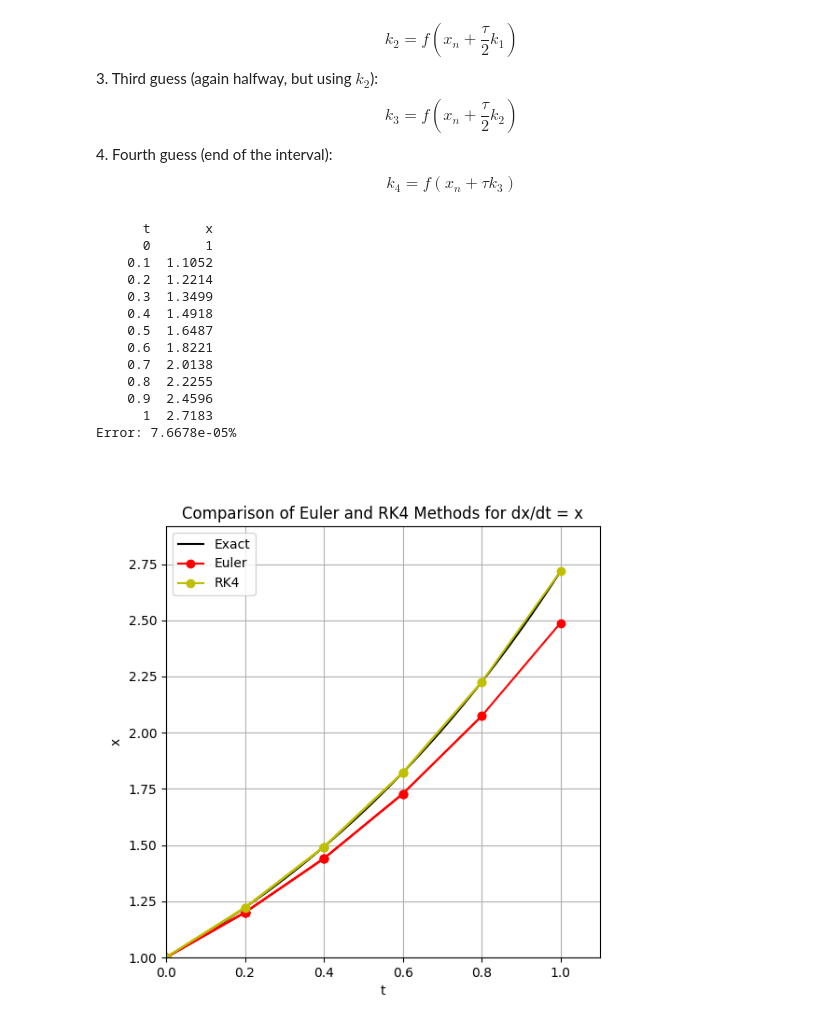
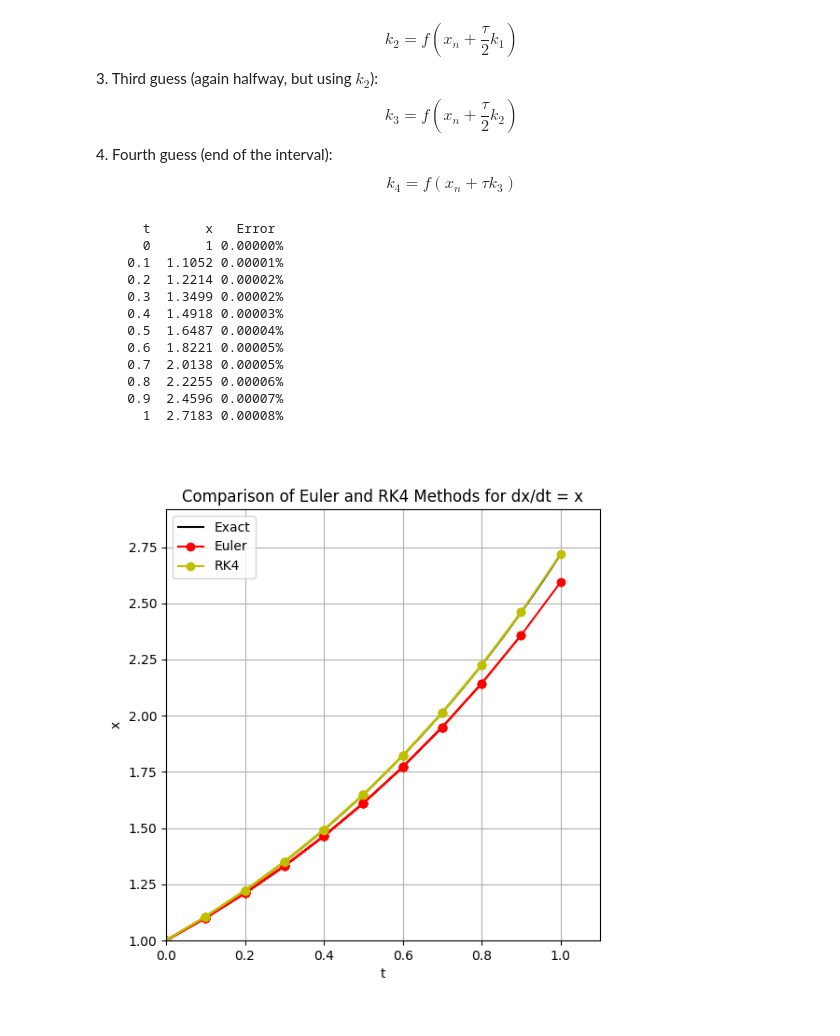
Before and after one commit to spostnova/PHYS3034_CompPhys, a Jupyter notebook: Lecture-slides-codes/Lecture3/expproblem.ipynb, the cells around one changed output. Drawn from its saved outputs; the diff is of its cells as text; code cells hidden in the pictures.

```diff
--- a/Lecture-slides-codes/Lecture3/expproblem.ipynb
+++ b/Lecture-slides-codes/Lecture3/expproblem.ipynb
@@ -87,9 +87,10 @@ tau = 1/numSteps
 t = 0
 x = 1
 
-# Show values of independent and dependent variables
-print("\n      t       x")
-print(f"{t:7.5g} {x:7.5g}")
+error_pct = 100 * abs(x - np.exp(t)) / np.exp(t)
+
+print("\n      t       x   Error")
+print(f"{t:7.5g} {x:7.5g} {error_pct:.5f}%")
 
 #-------------------------------------------------------------------------------
 # Euler's method integration
@@ -102,9 +103,6 @@ for n in range(0, numSteps):
     t = t + tau
 
     # Show values of independent and dependent variables:
-    print(f"{t:7.5g} {x:7.5g}")
-
-#-------------------------------------------------------------------------------
-# Display percentage error:
-print("Error: %g%%" % (100*abs(x-np.exp(1))/np.exp(1)))
+    error_pct = 100 * abs(x - np.exp(t)) / np.exp(t)
+    print(f"{t:7.5g} {x:7.5g} {error_pct:.5f}%")
 # %% [output]
@@ -221,8 +218,10 @@ t = 0
 x = 1
 
 # Show values of independent and dependent variables:
-print("\n      t       x")
-print("%7.5g %7.5g" % (t, x))
+error_pct = 100 * abs(x - np.exp(t)) / np.exp(t)
+
+print("\n      t       x   Error")
+print(f"{t:7.5g} {x:7.5g} {error_pct:.5f}%")
 
 #-------------------------------------------------------------------------------
 # RK4 method integration
@@ -239,29 +238,25 @@ for n in range(numSteps):
     x = x + tau*(f1 + 2*f2 + 2*f3 + f4)/6
     t = t + tau
 
-    # Show values of independent and dependent variables
-    print("%7.5g %7.5g" % (t, x))
-
-#-------------------------------------------------------------------------------
-# Display percentage error:
-print("Error: %g%%" % (100*abs(x-np.exp(1))/np.exp(1)))
+    # Show values of independent and dependent variables and the error
+    error_pct = 100 * abs(x - np.exp(t)) / np.exp(t)
+    print(f"{t:7.5g} {x:7.5g} {error_pct:.5f}%")
 # %% [output]
-      t       x
-      0       1
-    0.1  1.1052
-    0.2  1.2214
-    0.3  1.3499
-    0.4  1.4918
-    0.5  1.6487
-    0.6  1.8221
-    0.7  2.0138
-    0.8  2.2255
-    0.9  2.4596
-      1  2.7183
-Error: 7.6678e-05%
+      t       x   Error
+      0       1 0.00000%
+    0.1  1.1052 0.00001%
+    0.2  1.2214 0.00002%
+    0.3  1.3499 0.00002%
+    0.4  1.4918 0.00003%
+    0.5  1.6487 0.00004%
+    0.6  1.8221 0.00005%
+    0.7  2.0138 0.00005%
+    0.8  2.2255 0.00006%
+    0.9  2.4596 0.00007%
+      1  2.7183 0.00008%
 # %%
 # Number of steps and time step
-numSteps = 5
+numSteps = 10
 tau = 1/numSteps
 
 # Initial values
@@ -298,31 +293,31 @@ for n in range(numSteps):
 fig, ax = plt.subplots(figsize=(6, 6))
 ax.set_xlabel('t')
 ax.set_ylabel('x')
 
 # Plot the exact solution
 tRange = np.linspace(0, 1, 100)
 ax.plot(tRange, np.exp(tRange), '-k', label='Exact')
 
 # Plot the numerical solutions interactively
 artists = []
 
 for i in range(numSteps):
 
     label1 = 'Euler' if i == numSteps - 1 else None
     label2 = 'RK4' if i == numSteps - 1 else None
 
     plot1, = ax.plot(t[0:i+2], x[0:i+2,0], 'o-r', label=label1)
     plot2, = ax.plot(t[0:i+2], x[0:i+2,1], 'o-y', label=label2)
 
     artists.append([plot1, plot2])
 
 ani = animation.ArtistAnimation(fig=fig, artists=artists, interval=300, repeat=False)
 
 ax.set_xlim([0, 1.1])
 ax.set_ylim([1, np.exp(1)+0.2])
 ax.set_title('Comparison of Euler and RK4 Methods for dx/dt = x')
 ax.legend()
 ax.grid(True)
 plt.show()
 # %% [output]
-[figure, old version]
+[figure, new version]
```
Also changed, not shown: parts of 1 cell of this notebook, 1 other file.
